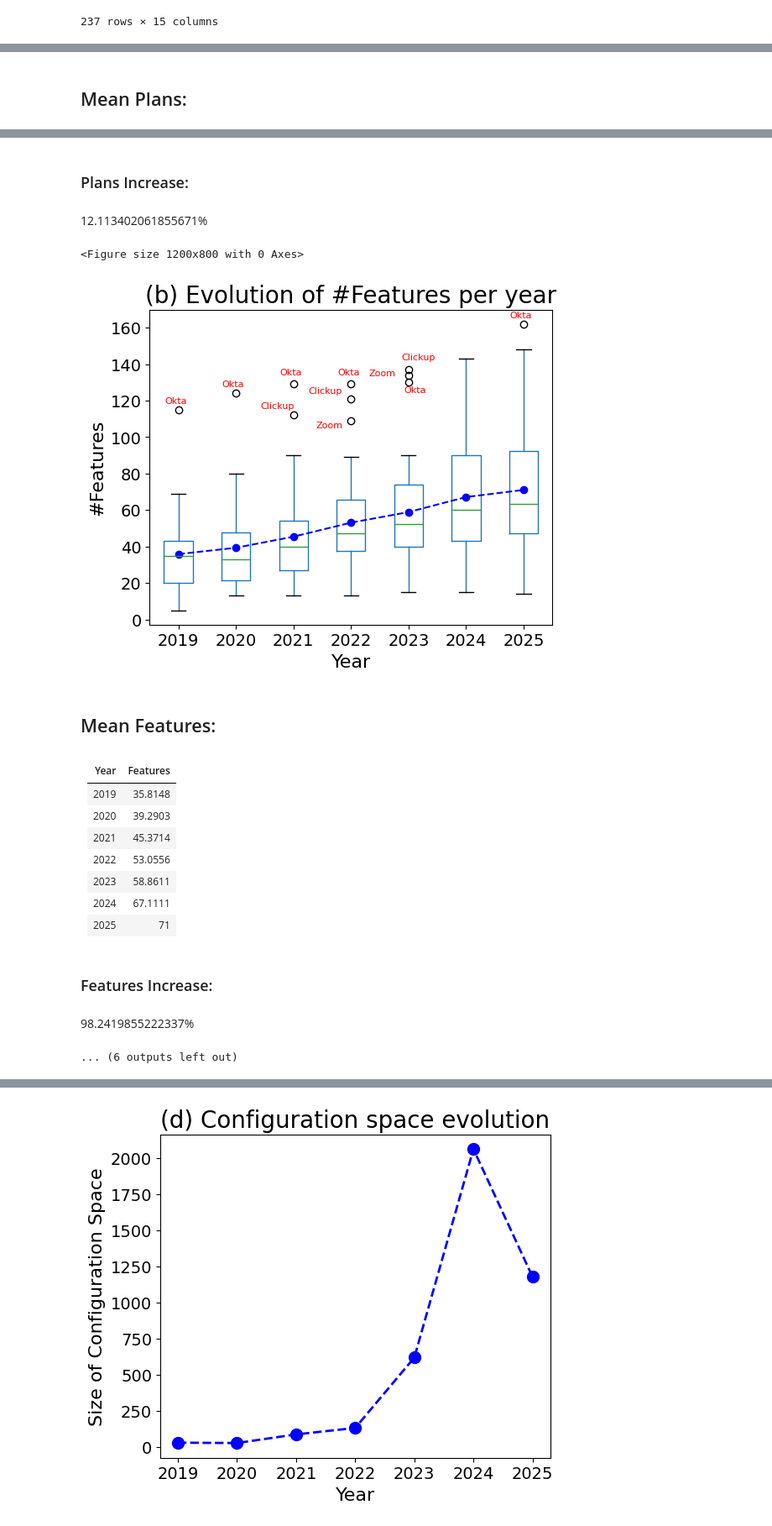
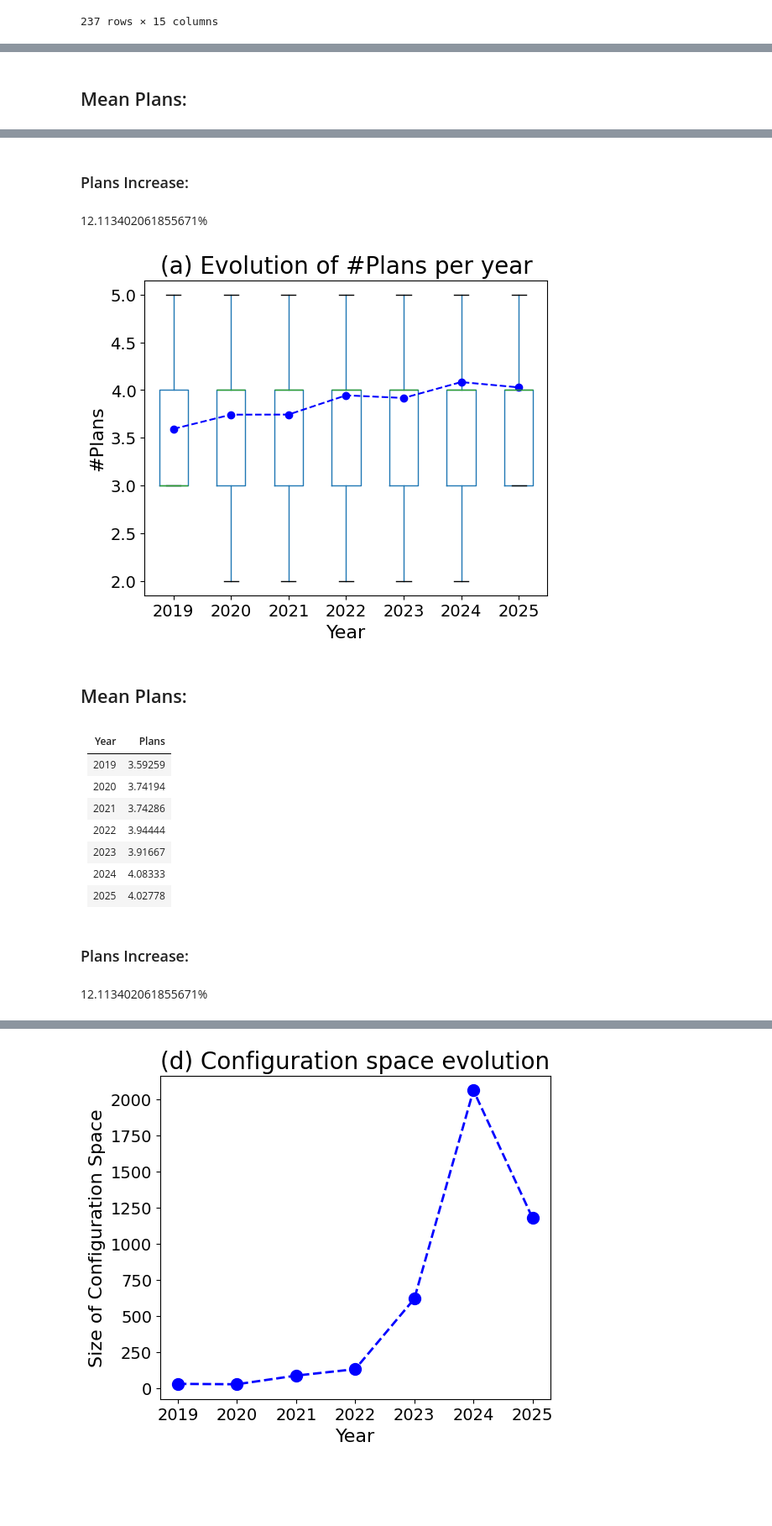
Before and after one commit to isa-group/SaaS-analysis, a Jupyter notebook: analysis_and_figures.ipynb, the cells around one changed output, grey strips where cells are left out. Shown at 84% size. Saved outputs shown, nothing was run; the diff lists cells and outputs as text; code cells hidden in the pictures; blank space fills up the shorter version.

```diff
--- a/analysis_and_figures.ipynb
+++ b/analysis_and_figures.ipynb
@@ -190,7 +190,7 @@ def draw_boxplot(field, print_outliers=True, tag="a"):
     display(Markdown(str((means[int(STUDIED_YEARS[-1])]/means[int(STUDIED_YEARS[0])] -1)*100)+"%"))
 
 draw_boxplot('Plans')
-# draw_boxplot('Plans', print_outliers=False)
+draw_boxplot('Plans', print_outliers=False)
 draw_boxplot('Features', tag="b")
 draw_boxplot('Addons', tag="c")
 # %% [output]
@@ -198,28 +197,26 @@ draw_boxplot('Addons', tag="c")
 [figure]
 ## Mean Plans:
 |   Year |   Plans |
 |-------:|--------:|
 |   2019 | 3.59259 |
 |   2020 | 3.74194 |
 |   2021 | 3.74286 |
 |   2022 | 3.94444 |
 |   2023 | 3.91667 |
 |   2024 | 4.08333 |
 |   2025 | 4.02778 |
 ### Plans Increase:
 12.113402061855671%
-<Figure size 1200x800 with 0 Axes>
-[figure, old version]
+[figure, new version]
-## Mean Features:
+## Mean Plans:
-|   Year |   Features |
-|-------:|-----------:|
-|   2019 |    35.8148 |
-|   2020 |    39.2903 |
-|   2021 |    45.3714 |
-|   2022 |    53.0556 |
-|   2023 |    58.8611 |
-|   2024 |    67.1111 |
-|   2025 |    71      |
+|   Year |   Plans |
+|-------:|--------:|
+|   2019 | 3.59259 |
+|   2020 | 3.74194 |
+|   2021 | 3.74286 |
+|   2022 | 3.94444 |
+|   2023 | 3.91667 |
+|   2024 | 4.08333 |
+|   2025 | 4.02778 |
-### Features Increase:
+### Plans Increase:
-98.2419855222337%
+12.113402061855671%
-... (6 outputs left out)
```
Also changed, not shown: parts of 1 cell of this notebook, 3 other files.
